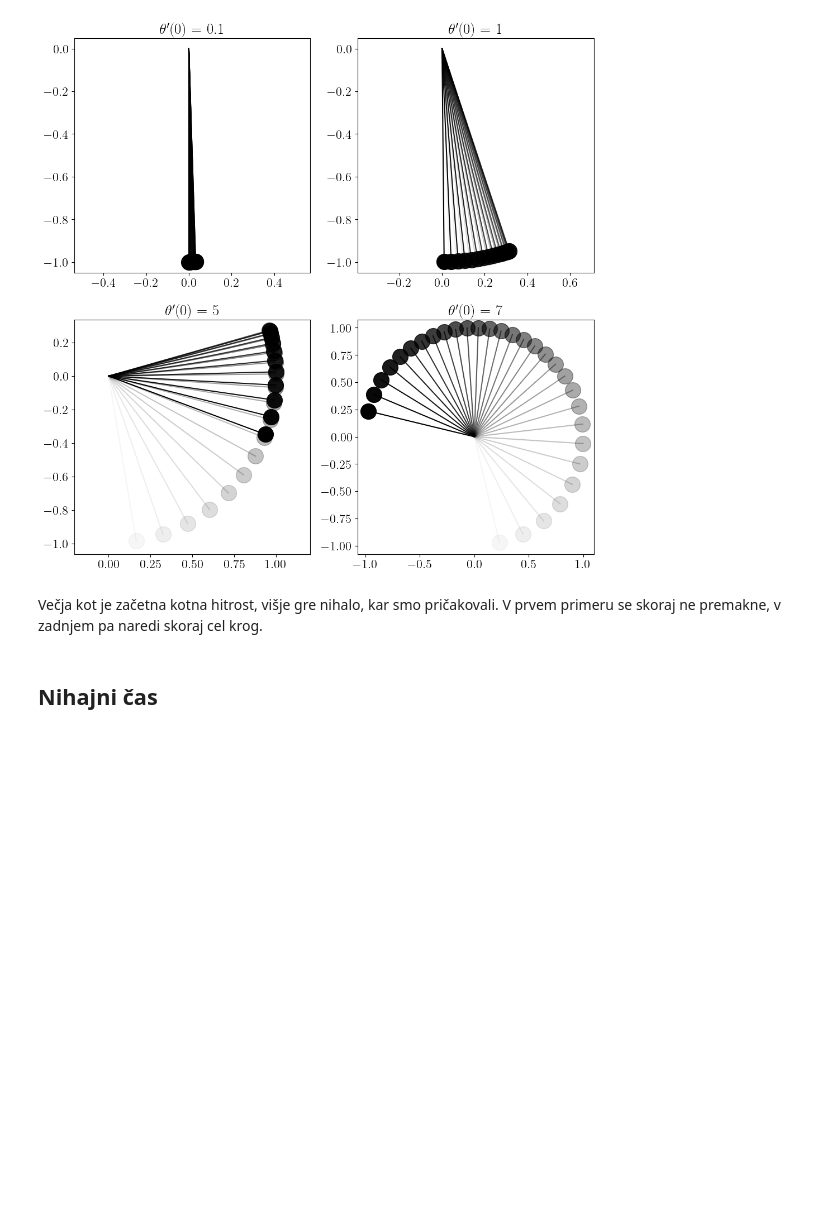
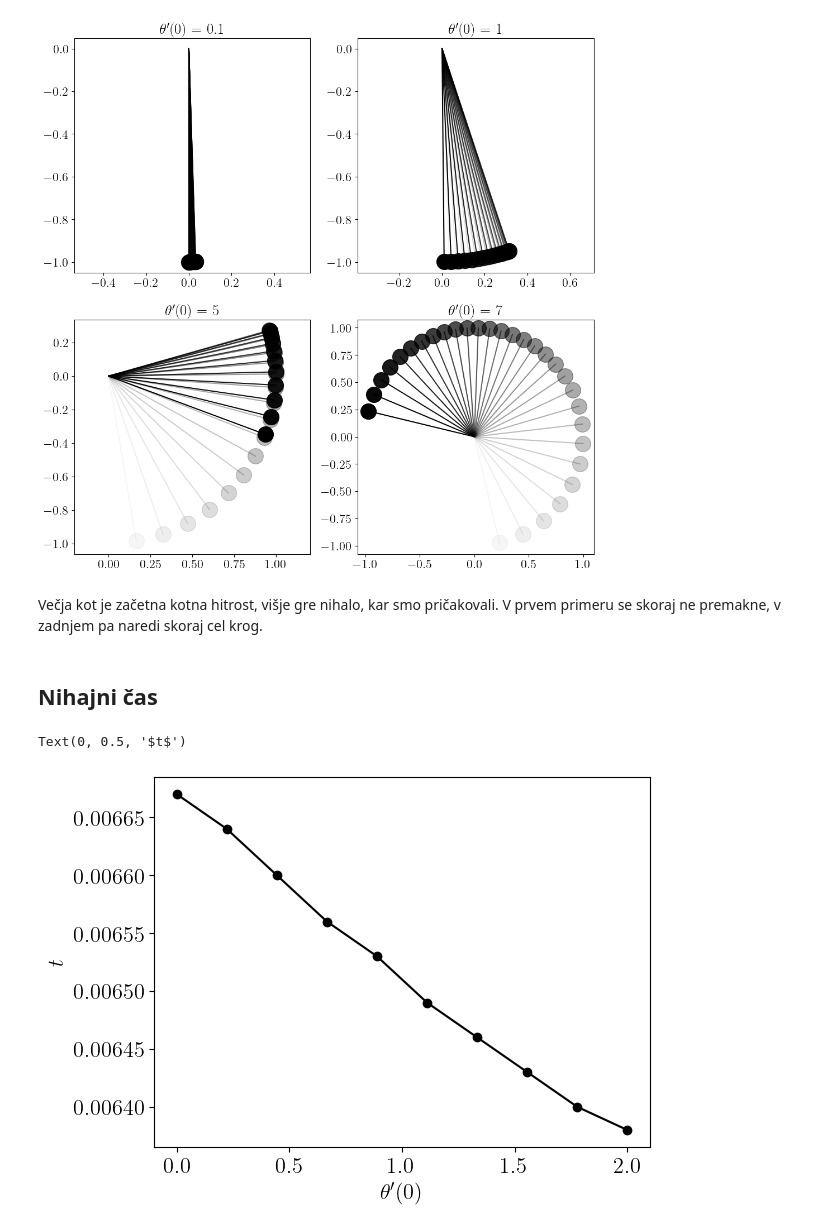
Before and after one commit to gregorkovac/matematicno-nihalo, a Jupyter notebook: demo.ipynb, the cells around one changed output. Cells and saved outputs as stored; diff of their text form; code cells hidden in the pictures; blank space fills up the shorter version.

Commit message:
Nihajni čas

```diff
--- a/demo.ipynb
+++ b/demo.ipynb
@@ -36,7 +36,7 @@ theta0 = np.pi / 2
 dtheta0 = 0.1
 n = 30
 
-theta, dtheta = nihalo(l = l, t = t, theta0 = theta0, dtheta0 = dtheta0, n = n)
+theta, dtheta = nihalo(l = l, t = t, theta0 = theta0, dtheta0 = dtheta0, n = n, return_trace=True)
 # %%
 x = np.cos(theta)
 y = np.sin(theta)
@@ -82,7 +82,7 @@ plt.figure(figsize=(12, 12))
 
 i = 1
 for theta0 in [0, np.pi/6, np.pi/4, np.pi/2]:
-    theta, dtheta = nihalo(l = l, t = t, theta0 = theta0, dtheta0 = dtheta0, n = n)
+    theta, dtheta = nihalo(l = l, t = t, theta0 = theta0, dtheta0 = dtheta0, n = n, return_trace=True)
 
     plt.subplot(2, 2, i)
     plt.title(rf"$\theta'(0)$ = {dtheta0}")
@@ -115,7 +115,7 @@ plt.figure(figsize=(12, 12))
 
 i = 1
 for dtheta0 in [0.1, 1, 5, 7]:
-    theta, dtheta = nihalo(l = l, t = t, theta0 = theta0, dtheta0 = dtheta0, n = n)
+    theta, dtheta = nihalo(l = l, t = t, theta0 = theta0, dtheta0 = dtheta0, n = n, return_trace=True)
 
     plt.subplot(2, 2, i)
     plt.title(rf"$\theta'(0)$ = {dtheta0}")
@@ -138,3 +138,37 @@ for dtheta0 in [0.1, 1, 5, 7]:
 Večja kot je začetna kotna hitrost, višje gre nihalo, kar smo pričakovali. V prvem primeru se skoraj ne premakne, v zadnjem pa naredi skoraj cel krog.
 # %% [markdown]
 ## Nihajni čas
+# %%
+def nihajni_cas(l, theta0, dtheta0, dt, eps = 0.1):
+    t = 0
+    theta = theta0
+    dtheta = dtheta0
+    warmup = True
+    iter = 0
+    while True:
+        iter += 1
+        t = t + dt
+        thetaa, dthetaa = nihalo(l = l, t = t, theta0 = theta, dtheta0 = dtheta, n = 10, return_trace=True)
+        theta = thetaa[-1]
+        dtheta = dthetaa[-1]
+        if abs(theta) < eps:
+            warmup = False
+        if abs(theta - theta0) < eps and not warmup:
+            return t
+
+        if iter > 1000:
+            return None
+# %%
+nihajni_casi = []
+
+for dtheta0 in np.linspace(0, 2, 10):
+    nt = nihajni_cas(1, -np.pi/2, dtheta0, 0.00001, 0.1)
+    if nt is not None:
+        nihajni_casi.append((dtheta0, nt))
+
+plt.plot(*zip(*nihajni_casi), 'o-', color='black')
+plt.xlabel(r"$\theta'(0)$")
+plt.ylabel(r'$t$')
+# %% [output]
+Text(0, 0.5, '$t$')
+[figure, added]
```
Also changed, not shown: 1 other file.
